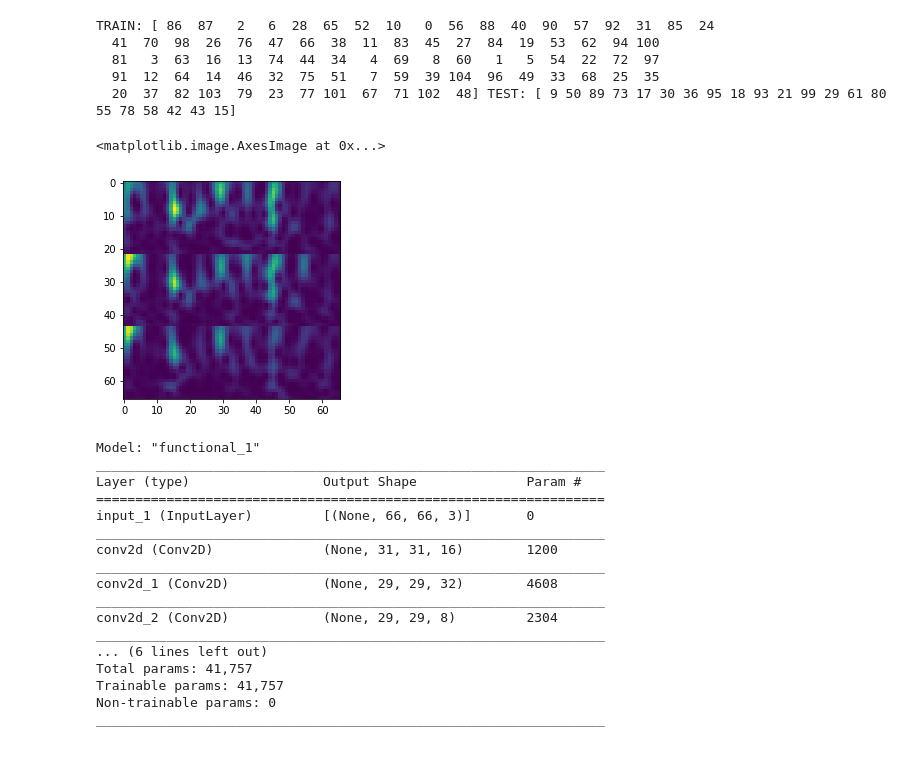
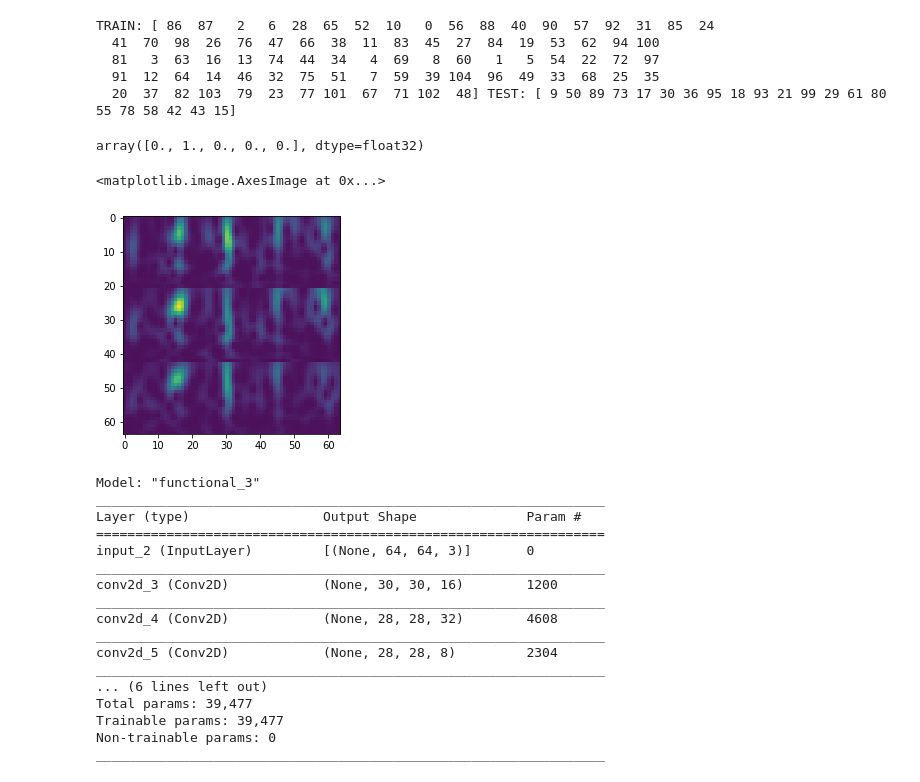
Before and after one commit to rafapb97/Spin, a Jupyter notebook: SimpleCNN.ipynb, the cells around one changed output. Saved outputs shown, nothing was run; the diff lists cells and outputs as text; code cells hidden in the pictures.

```diff
--- a/SimpleCNN.ipynb
+++ b/SimpleCNN.ipynb
@@ -195,12 +195,14 @@ img_comp /=np.max(img_comp)
 """
 # %% [output]
 '\n#IMAGE COMPRESSION AND NORMALIZATION\n\n#for i in range(np.shape(img240)[0]):\n#    for freq in range(np.shape(img240)[1]):\n#            img240[i, freq] #-= np.mean(img240[i, freq])\n#             ...
+# %%
+img240 = img_old
 # %%
 img_old = img240
 img240 = img240.squeeze()[:,:,:,:3]
-img_comp = (np.zeros((np.shape(img240)[0],66,66, 3)))
+img_comp = (np.zeros((np.shape(img240)[0],64,64, 3)))
 for i in range(np.shape(img240)[0]):
-    img_comp[i] =  cv2.resize(img240[i], dsize=(66, 66), interpolation=cv2.INTER_CUBIC)
+    img_comp[i] =  cv2.resize(img240[i], dsize=(64, 64), interpolation=cv2.INTER_CUBIC)
 img_comp -= np.min(img_comp)
 img_comp /=np.max(img_comp)
 img240 = img_comp
@@ -240,8 +242,12 @@ np.savez_compressed("y_test", y_train_OH)
+# %%
+y_train_OH[2]
+# %% [output]
+array([0., 1., 0., 0., 0.], dtype=float32)
 # %%
-plt.imshow(X_test[0])
+plt.imshow(X_test[10])
 # %% [output]
 <matplotlib.image.AxesImage at 0x...>
-[figure, old version]
+[figure, new version]
 # %%
 #from keras.models import Sequential, InputLayer
 #from keras.layers import Dense, Activation, Flatten
@@ -291,21 +297,21 @@ model.compile(loss="categorical_crossentropy", optimizer=opt, metrics=["accuracy
 # %%
 model.summary()
 # %% [output]
-Model: "functional_1"
+Model: "functional_3"
 _________________________________________________________________
 Layer (type)                 Output Shape              Param #
 =================================================================
-input_1 (InputLayer)         [(None, 66, 66, 3)]       0
+input_2 (InputLayer)         [(None, 64, 64, 3)]       0
 _________________________________________________________________
-conv2d (Conv2D)              (None, 31, 31, 16)        1200
+conv2d_3 (Conv2D)            (None, 30, 30, 16)        1200
 _________________________________________________________________
-conv2d_1 (Conv2D)            (None, 29, 29, 32)        4608
+conv2d_4 (Conv2D)            (None, 28, 28, 32)        4608
 _________________________________________________________________
-conv2d_2 (Conv2D)            (None, 29, 29, 8)         2304
+conv2d_5 (Conv2D)            (None, 28, 28, 8)         2304
 _________________________________________________________________
 ... (6 lines left out)
-Total params: 41,757
-Trainable params: 41,757
+Total params: 39,477
+Trainable params: 39,477
 Non-trainable params: 0
 _________________________________________________________________
 # %%
```
Also changed, not shown: parts of 4 cells of this notebook, 13 other files.
